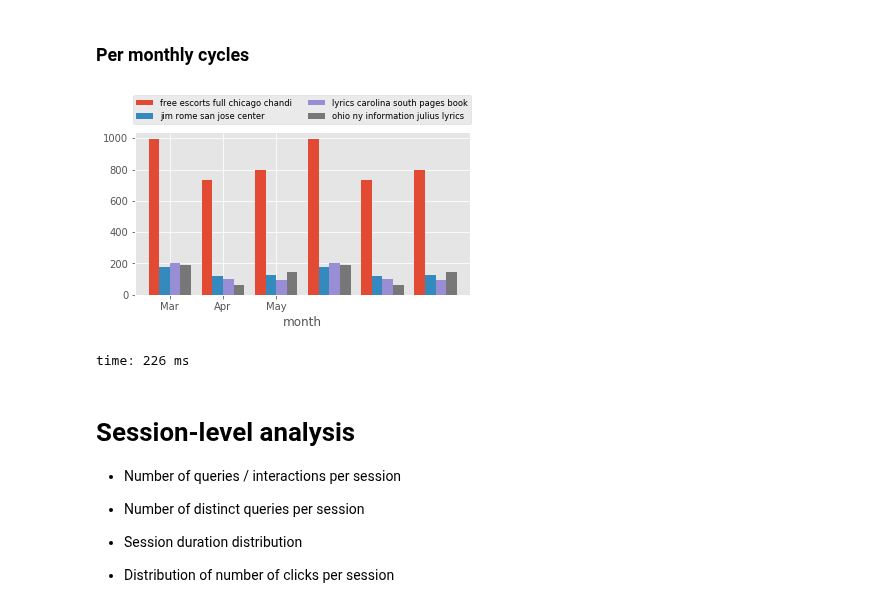
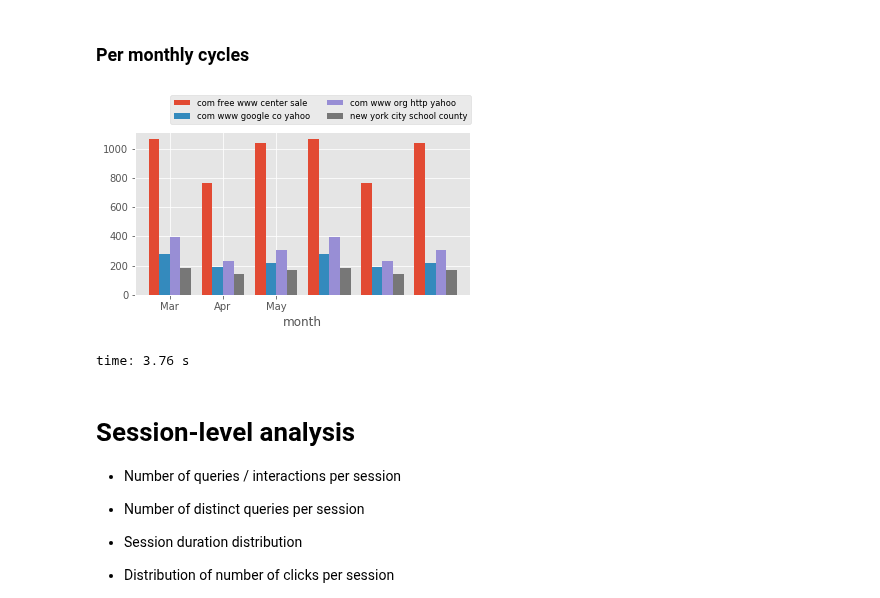
Before and after one commit to feup-infolab/army-ant, a Jupyter notebook: notebooks/query_log_analysis/query_log_analysis.ipynb, the cells around one changed output. Saved outputs shown, nothing was run; the diff lists cells and outputs as text; code cells hidden in the pictures.

```diff
--- a/notebooks/query_log_analysis/query_log_analysis.ipynb
+++ b/notebooks/query_log_analysis/query_log_analysis.ipynb
@@ -426,8 +426,8 @@ Select one of the available dataset loading functions to begin the analysis:
 - load_ant_search_log
 - load_episa_search_log
 # %%
-qlog, output_dir, lang = load_webis_smc_12('data/webis-smc-12.txt')
-#qlog, output_dir, lang = load_aol_query_log('data/AOL-user-ct-collection')
+#qlog, output_dir, lang = load_webis_smc_12('data/webis-smc-12.txt')
+qlog, output_dir, lang = load_aol_query_log('data/AOL-user-ct-collection')
 #qlog, output_dir, lang = load_ant_search_log('data/ant-search-log')
 #qlog, output_dir, lang = load_episa_search_log('data/episa/results.log', 'data/episa/details.log')
 
@@ -1031,25 +1031,25 @@ time: 306 ms
 ### Per monthly cycles
 # %%
 qlog[['query', 'topic', 'month']] \
-    .merge(top_topics, on='topic') \
+    .merge(top_topics, left_on='topic', right_index=True) \
     .groupby(['topic', 'month']) \
     .count() \
     .unstack() \
     .T \
     .reset_index() \
     .set_index('month') \
     .drop('level_0', axis=1) \
     .plot(kind='bar', width=.8)
 
 plt.legend(loc='upper right', ncol=2, fontsize='small', bbox_to_anchor=(1.015, 1.25))
 plt.xticks(
     range(queries_per_month.shape[0]),
     labels=months[(min(queries_per_month.index)-1):max(queries_per_month.index)],
     rotation=0)
 plt.show()
 # %% [output]
-[figure, old version]
+[figure, new version]
-time: 226 ms
+time: 3.76 s
 # %% [markdown]
 # Session-level analysis
 
```
Also changed, not shown: parts of 153 cells of this notebook.
